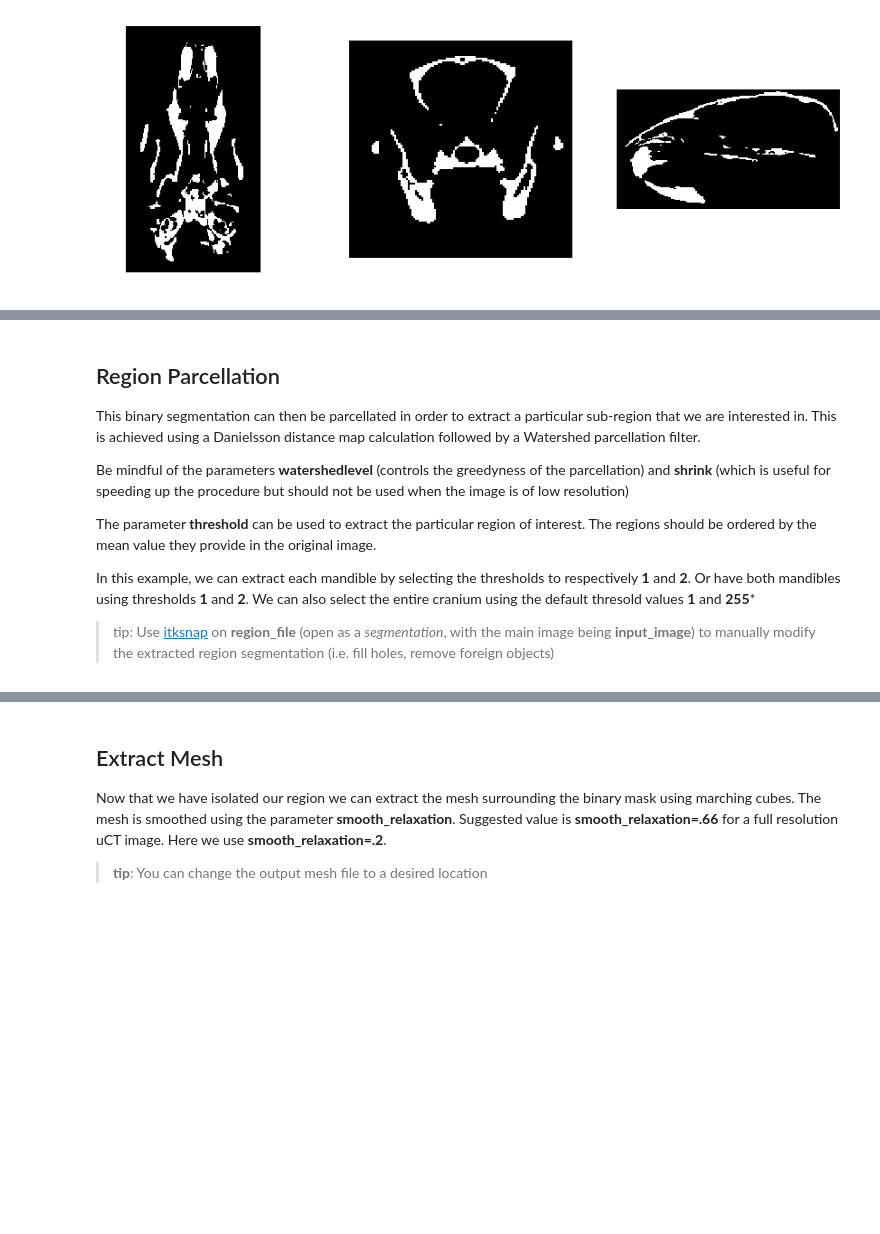
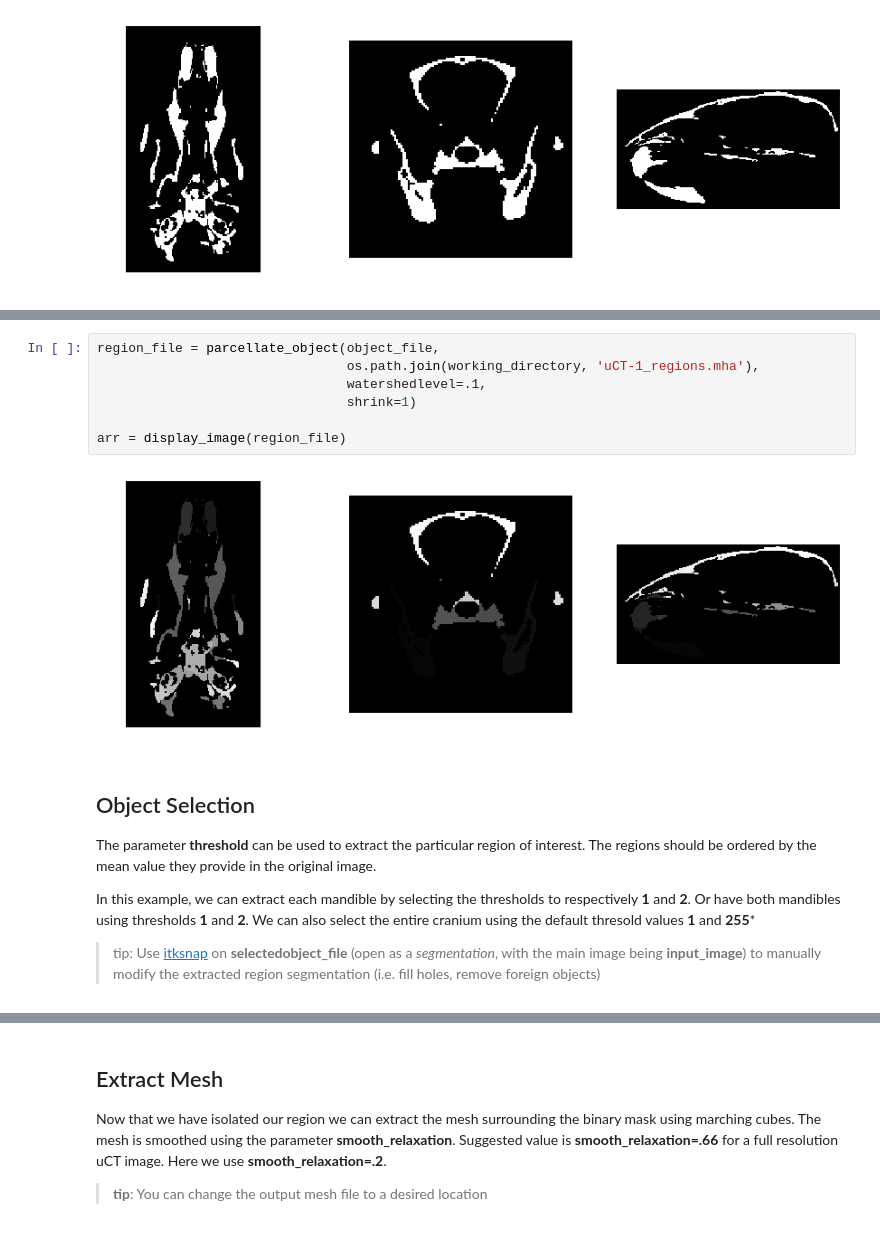
Before and after one commit to marta-vidalgarcia/landmark-free-deformetrica, a Jupyter notebook: uCT-process.ipynb, the cells around one changed output, grey strips where cells are left out. Cells and saved outputs as stored; diff of their text form; blank space fills up the shorter version.

Commit message:
[notebook upgrade] [pre-processing] now showing the multi-region image as a step in order to choose which label to threshold

```diff
--- a/uCT-process.ipynb
+++ b/uCT-process.ipynb
@@ -350,13 +388,20 @@ arr = display_image(object_file)
+# %%
+region_file = parcellate_object(object_file,
+                                os.path.join(working_directory, 'uCT-1_regions.mha'),
+                                watershedlevel=.1,
+                                shrink=1)
+
+arr = display_image(region_file)
+# %% [output]
+[figure, added]
 # %% [markdown]
-## Region Parcellation
+## Object Selection
 
-This binary segmentation can then be parcellated in order to extract a particular sub-region that we are interested in. This is achieved using a Danielsson distance map calculation followed by a Watershed parcellation filter.
 
-Be mindful of the parameters **watershedlevel** (controls the greedyness of the parcellation) and **shrink** (which is useful for speeding up the procedure but should not be used when the image is of low resolution)
 
 The parameter **threshold** can be used to extract the particular region of interest. The regions should be ordered by the mean value they provide in the original image.
 
 In this example, we can extract each mandible by selecting the thresholds to respectively **1** and **2**. Or have both mandibles using thresholds **1** and **2**. We can also select the entire cranium using the default thresold values **1** and **255***
 
-> tip: Use [itksnap](http://www.itksnap.org) on **region_file** (open as a *segmentation*, with the main image being **input_image**) to manually modify the extracted region segmentation (i.e. fill holes, remove foreign objects)
+> tip: Use [itksnap](http://www.itksnap.org) on **selectedobject_file** (open as a *segmentation*, with the main image being **input_image**) to manually modify the extracted region segmentation (i.e. fill holes, remove foreign objects)
 # %%
```
Also changed, not shown: parts of 4 cells of this notebook, 1 other file.
